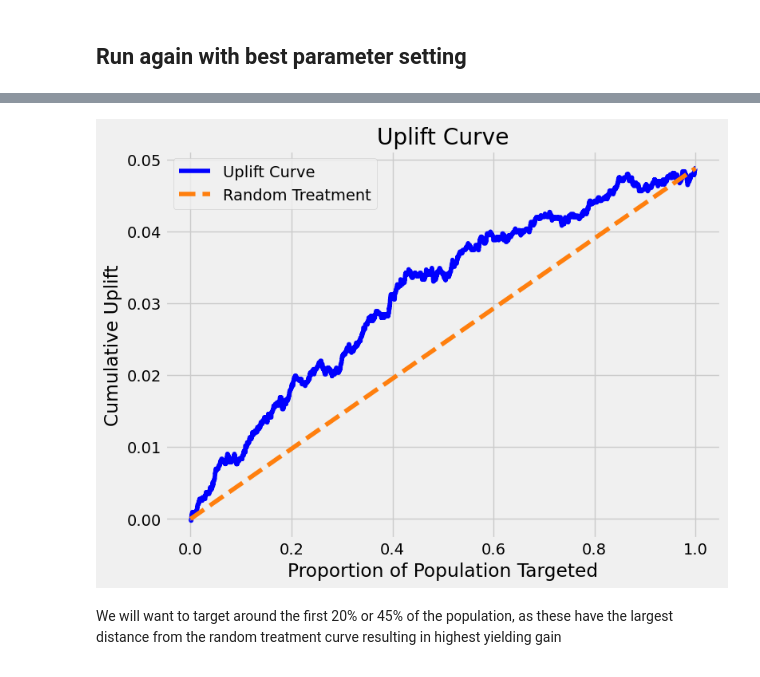
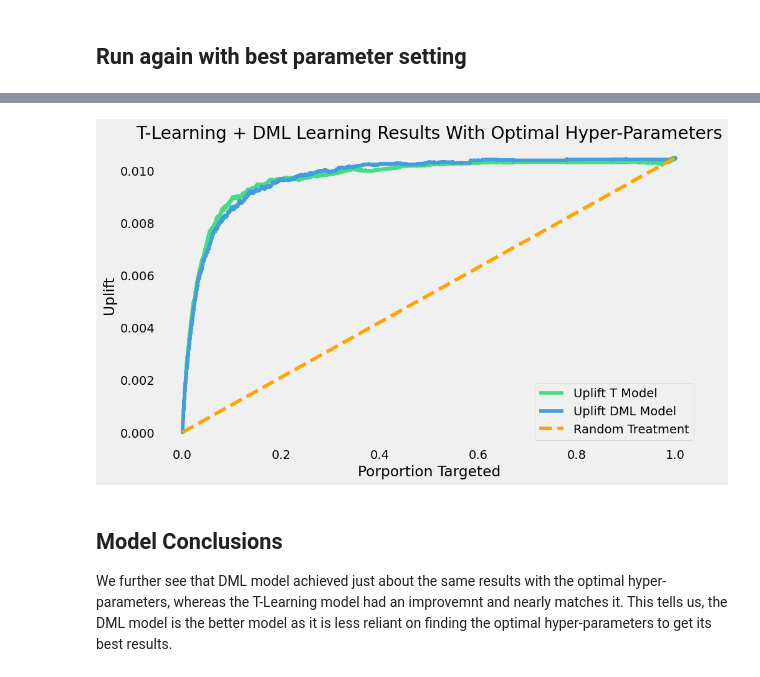
Before and after one commit to LingyiKong353/ML-Projects, a Jupyter notebook: Causal-Inference-In-Marketing/Causal Inference In Marketing.ipynb, the cells around one changed output, grey strips where cells are left out. Saved outputs shown, nothing was run; the diff lists cells and outputs as text; code cells hidden in the pictures.

Commit message:
hyper-parameter tuning + dml equation + conclusions

```diff
--- a/Causal-Inference-In-Marketing/Causal Inference In Marketing.ipynb
+++ b/Causal-Inference-In-Marketing/Causal Inference In Marketing.ipynb
@@ -380,26 +394,49 @@ y_axis = [val for val in df_test_sorted['uplift'].values]
-# %%
-# Plot the uplift curve
-plt.figure(figsize=(8, 6))
-plt.plot(
-    x_axis,
-    y_axis,
-    color='b',
-    label='Uplift Curve'
-)
-plt.plot(
-    [0, max(x_axis)],
-    [0, max(y_axis)],
-    "--",
-    color="tab:orange",
-    label="Random Treatment",
-)
-plt.xlabel('Proportion of Population Targeted')
-plt.ylabel('Cumulative Uplift')
-plt.title('Uplift Curve')
-plt.legend(loc='upper left')
-plt.grid(True)
-plt.show()
-# %% [output]
-[figure, removed]
+# %%
+# Sort the T-Learning results
+df_test_sorted_t = df_test.sort_values(by='ite_t', ascending=False)
+df_test_sorted_t["control_sum_t"] = df_test_sorted_t["control_outcomes"].cumsum() / C
+df_test_sorted_t["treatment_sum_t"] = df_test_sorted_t["treatment_outcomes"].cumsum() / T
+df_test_sorted_t["uplift_t"] = df_test_sorted_t["treatment_sum_t"] - df_test_sorted_t["control_sum_t"]
+df_test_sorted_t['rank'] = df_test_sorted_t['ite_t'].rank(ascending=False, method='min')
+df_test_sorted_t['percent_rank'] = df_test_sorted_t['rank'].rank(pct=True)
+# Sort the DML results
+df_test_sorted_dml = df_test.sort_values(by='ite_dml', ascending=False)
+df_test_sorted_dml["control_sum_dml"] = df_test_sorted_dml["control_outcomes"].cumsum() / C
+df_test_sorted_dml["treatment_sum_dml"] = df_test_sorted_dml["treatment_outcomes"].cumsum() / T
+df_test_sorted_dml["uplift_dml"] = df_test_sorted_dml["treatment_sum_dml"] - df_test_sorted_dml["control_sum_dml"]
+df_test_sorted_dml['rank'] = df_test_sorted_dml['ite_dml'].rank(ascending=False, method='min')
+df_test_sorted_dml['percent_rank'] = df_test_sorted_dml['rank'].rank(pct=True)
+df_test_sorted = pd.concat([df_test_sorted_t.reset_index(), df_test_sorted_dml.reset_index()[["uplift_dml"]]], axis=1)
+# %%
+x_axis = df_test_sorted.percent_rank
+gain_t = df_test_sorted.uplift_t
+gain_dml = df_test_sorted.uplift_dml
+# Plot the data
+
+fig = plt.figure(figsize=(10, 6))
+#mpl.rcParams["font.size"] = 8
+
+ax = plt.plot(x_axis, gain_t, color="#43de83", label="Uplift T Model")
+
+plt.plot(x_axis, gain_dml, color="#439ede", label="Uplift DML Model")
+
+plt.plot(
+    [0, x_axis.max()],
+    [0, gain_t.max()],
+    "--",
+    color="orange",
+    label="Random Treatment",
+)
+
+#plt.plot(gain_x, gain_dml, color="darkblue", label="Uplift DML Model")
+
+plt.legend()
+plt.xlabel("Porportion Targeted")
+plt.ylabel("Uplift")
+plt.title("T-Learning + DML Learning Results With Optimal Hyper-Parameters")
+plt.grid()
+# %% [output]
+[figure, added]
 # %% [markdown]
-We will want to target around the first 20% or 45% of the population, as these have the largest distance from the random treatment curve resulting in highest yielding gain
+## Model Conclusions
+We further see that DML model achieved just about the same results with the optimal hyper-parameters, whereas the T-Learning model had an improvemnt and nearly matches it. This tells us, the DML model is the better model as it is less reliant on finding the optimal hyper-parameters to get its best results.
```
Also changed, not shown: parts of 16 cells of this notebook.
